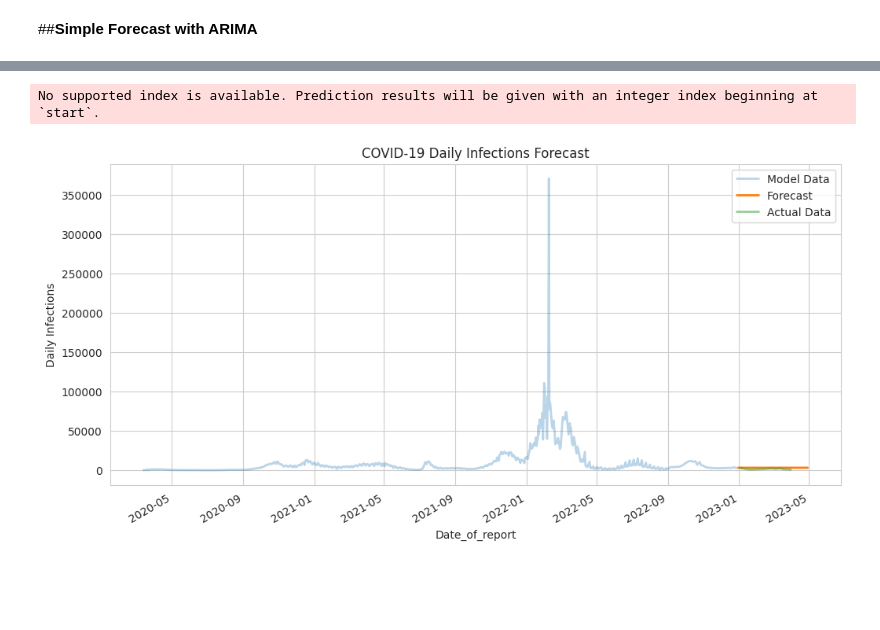
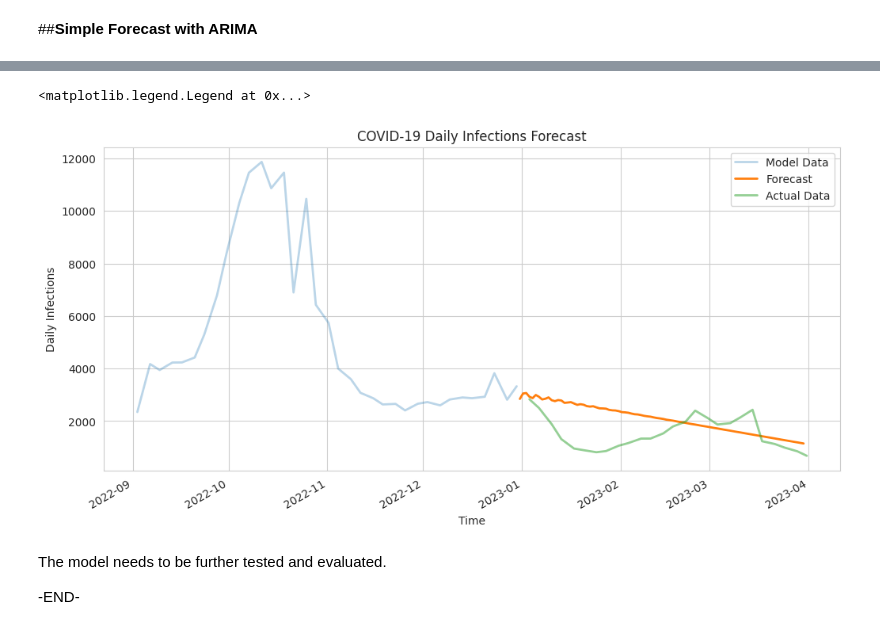
Before and after one commit to MC-Codingcat/NL-COVID-19-Data-Analysis, a Jupyter notebook: NL_COVID_19_Analysis_Trend.ipynb, the cells around one changed output, grey strips where cells are left out. Drawn from its saved outputs; the diff is of its cells as text; code cells hidden in the pictures; blank space fills up the shorter version.

```diff
--- a/NL_COVID_19_Analysis_Trend.ipynb
+++ b/NL_COVID_19_Analysis_Trend.ipynb
@@ -148,9 +132,10 @@ daily
 # %% [markdown]
 ###Timelines of the COVID-19 trends:
 # %%
-sns.set_style('whitegrid')
 cases.groupby('Date_of_report').sum()['Total_reported'].plot(figsize=(12,6))
 plt.ticklabel_format(style='plain', axis='y')
+plt.xlabel('Time')
+plt.ylabel('Total reported cases')
 plt.title('COVID-19 Infections in the Netherlands')
 # %% [output]
 Text(0.5, 1.0, 'COVID-19 Infections in the Netherlands')
@@ -233,5 +278,5 @@ from statsmodels.tsa.arima.model import ARIMA
 
 di = daily.xs('Total_reported',axis=1,level=1).loc['2020':'2022'].sum(axis=1)
 #di.rename(columns={0:'daily_infections'},inplace=True)
-model = ARIMA(di, order=(5,1,0))
+model = ARIMA(di, order=(3,2,7))
 results = model.fit()
@@ -246,16 +283,20 @@ A date index has been provided, but it has no associated frequency information a
 # %%
-forecast_steps = 120
+forecast_steps = 90
 forecast_index = pd.date_range(start=di.index[-1], periods=forecast_steps + 1, freq='D')[1:]
 forecast = results.get_forecast(steps=forecast_steps)
 plt.figure(figsize=(12, 6))
 
-plt.plot(di, label='Model Data',alpha=0.3,linewidth=2)
+plt.plot(di.loc['2022-09':], label='Model Data',alpha=0.3,linewidth=2)
 plt.plot(forecast_index, forecast.predicted_mean,label='Forecast',linewidth=2)
 daily.xs('Total_reported',axis=1,level=1).loc['2023':].sum(axis=1).plot(label='Actual Data',linewidth=2,alpha=0.5)
 plt.title('COVID-19 Daily Infections Forecast')
-plt.xlabel('Date_of_report')
+plt.xlabel('Time')
 plt.ylabel('Daily Infections')
 plt.legend()
 # %% [output]
-No supported index is available. Prediction results will be given with an integer index beginning at `start`.
+<matplotlib.legend.Legend at 0x...>
-[figure, old version]
+[figure, new version]
+# %% [markdown]
+The model needs to be further tested and evaluated.
+
+-END-
```
Also changed, not shown: parts of 21 cells of this notebook.
